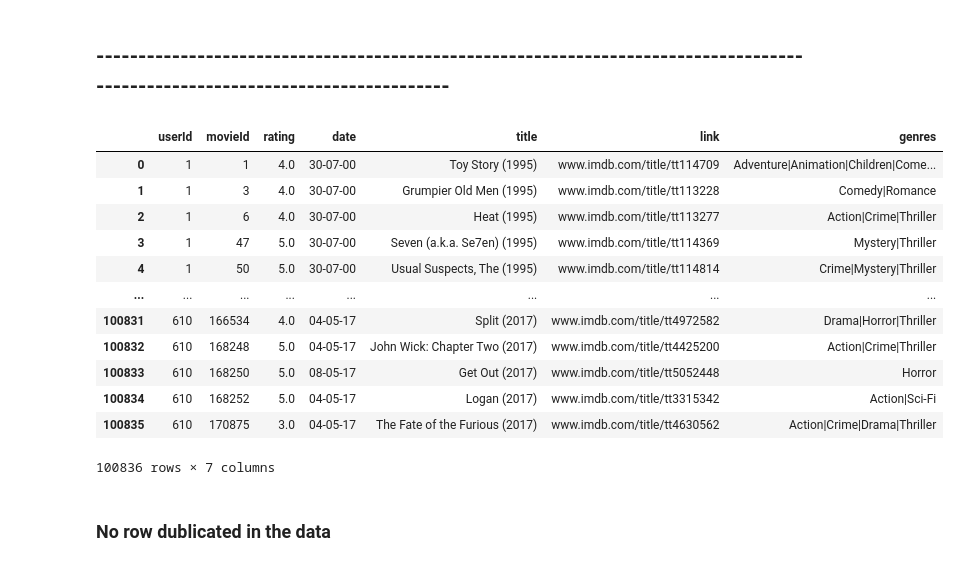
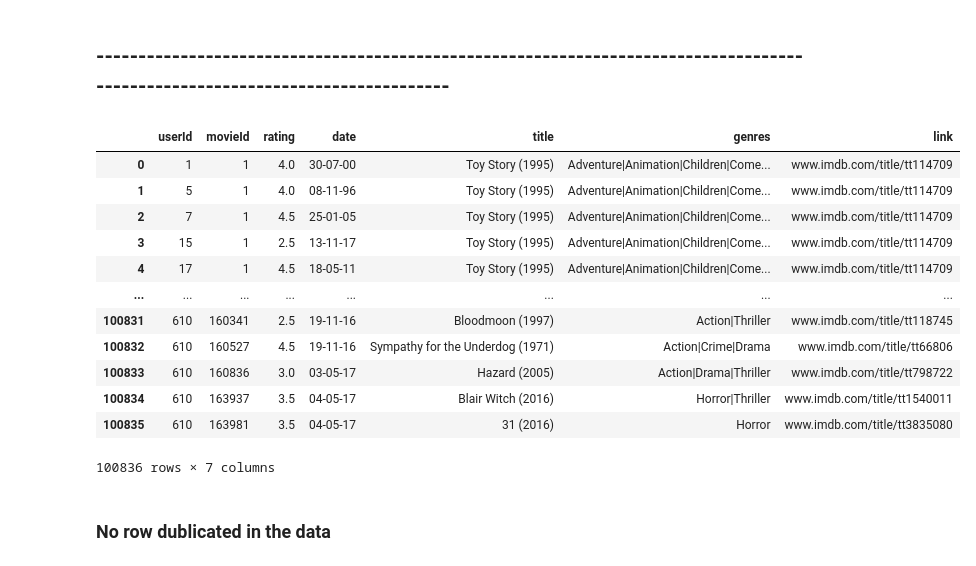
Before and after one commit to mohammad-khamlan/Movie-Recommendation-System, a Jupyter notebook: Movie_Recommendation.ipynb, the cells around one changed output. Cells and saved outputs as stored; diff of their text form; code cells hidden in the pictures.

Commit message:
merged data

```diff
--- a/Movie_Recommendation.ipynb
+++ b/Movie_Recommendation.ipynb
@@ -163,40 +163,28 @@ links.describe()
 | max | 193609.000000 | 8.391976e+06 | 525662.000000 |
 # %% [markdown]
 ## ------------------------------------------------------------------------------------------------------------------------------
-# %%
-title = []
-link = []
-genres = []
-
-for Id in ratings["movieId"]:
-    movie_name = movies[movies["movieId"] == Id]["title"]
-    title.append(movie_name.values[0])
-
-    movie_links = links[links["movieId"] == Id]["imdbId"]
-    link.append("www.imdb.com/title/tt" + str(movie_links.values[0]))
-
-    movie_genres = movies[movies["movieId"] == Id]["genres"]
-    genres.append(movie_genres.values[0])
-
-ratings["title"] = title
-ratings["link"] = link
-ratings["genres"] = genres
-# %%
-ratings
-# %% [output]
-|  | userId | movieId | rating | date | title | link | genres |
-| 0 | 1 | 1 | 4.0 | 30-07-00 | Toy Story (1995) | www.imdb.com/title/tt114709 | Adventure|Animation|Children|Come... |
-| 1 | 1 | 3 | 4.0 | 30-07-00 | Grumpier Old Men (1995) | www.imdb.com/title/tt113228 | Comedy|Romance |
-| 2 | 1 | 6 | 4.0 | 30-07-00 | Heat (1995) | www.imdb.com/title/tt113277 | Action|Crime|Thriller |
-| 3 | 1 | 47 | 5.0 | 30-07-00 | Seven (a.k.a. Se7en) (1995) | www.imdb.com/title/tt114369 | Mystery|Thriller |
-| 4 | 1 | 50 | 5.0 | 30-07-00 | Usual Suspects, The (1995) | www.imdb.com/title/tt114814 | Crime|Mystery|Thriller |
-| ... | ... | ... | ... | ... | ... | ... | ... |
-| 100831 | 610 | 166534 | 4.0 | 04-05-17 | Split (2017) | www.imdb.com/title/tt4972582 | Drama|Horror|Thriller |
-| 100832 | 610 | 168248 | 5.0 | 04-05-17 | John Wick: Chapter Two (2017) | www.imdb.com/title/tt4425200 | Action|Crime|Thriller |
-| 100833 | 610 | 168250 | 5.0 | 08-05-17 | Get Out (2017) | www.imdb.com/title/tt5052448 | Horror |
-| 100834 | 610 | 168252 | 5.0 | 04-05-17 | Logan (2017) | www.imdb.com/title/tt3315342 | Action|Sci-Fi |
-| 100835 | 610 | 170875 | 3.0 | 04-05-17 | The Fate of the Furious (2017) | www.imdb.com/title/tt4630562 | Action|Crime|Drama|Thriller |
-100836 rows × 7 columns
+# %%
+data = ratings.merge(movies,on='movieId')
+data = data.merge(links,on='movieId')
+data = data.drop(columns = 'tmdbId')
+data["imdbId"] = "www.imdb.com/title/tt" + data["imdbId"].astype(str)
+data.rename(columns = {'imdbId':'link'}, inplace = True)
+# %%
+data
+# %% [output]
+|  | userId | movieId | rating | date | title | genres | link |
+| 0 | 1 | 1 | 4.0 | 30-07-00 | Toy Story (1995) | Adventure|Animation|Children|Come... | www.imdb.com/title/tt114709 |
+| 1 | 5 | 1 | 4.0 | 08-11-96 | Toy Story (1995) | Adventure|Animation|Children|Come... | www.imdb.com/title/tt114709 |
+| 2 | 7 | 1 | 4.5 | 25-01-05 | Toy Story (1995) | Adventure|Animation|Children|Come... | www.imdb.com/title/tt114709 |
+| 3 | 15 | 1 | 2.5 | 13-11-17 | Toy Story (1995) | Adventure|Animation|Children|Come... | www.imdb.com/title/tt114709 |
+| 4 | 17 | 1 | 4.5 | 18-05-11 | Toy Story (1995) | Adventure|Animation|Children|Come... | www.imdb.com/title/tt114709 |
+| ... | ... | ... | ... | ... | ... | ... | ... |
+| 100831 | 610 | 160341 | 2.5 | 19-11-16 | Bloodmoon (1997) | Action|Thriller | www.imdb.com/title/tt118745 |
+| 100832 | 610 | 160527 | 4.5 | 19-11-16 | Sympathy for the Underdog (1971) | Action|Crime|Drama | www.imdb.com/title/tt66806 |
+| 100833 | 610 | 160836 | 3.0 | 03-05-17 | Hazard (2005) | Action|Drama|Thriller | www.imdb.com/title/tt798722 |
+| 100834 | 610 | 163937 | 3.5 | 04-05-17 | Blair Witch (2016) | Horror|Thriller | www.imdb.com/title/tt1540011 |
+| 100835 | 610 | 163981 | 3.5 | 04-05-17 | 31 (2016) | Horror | www.imdb.com/title/tt3835080 |
+100836 rows × 7 columns
 # %% [markdown]
 ### No row dublicated in the data
 # %%
```
Also changed, not shown: parts of 10 cells of this notebook, 1 other file.
